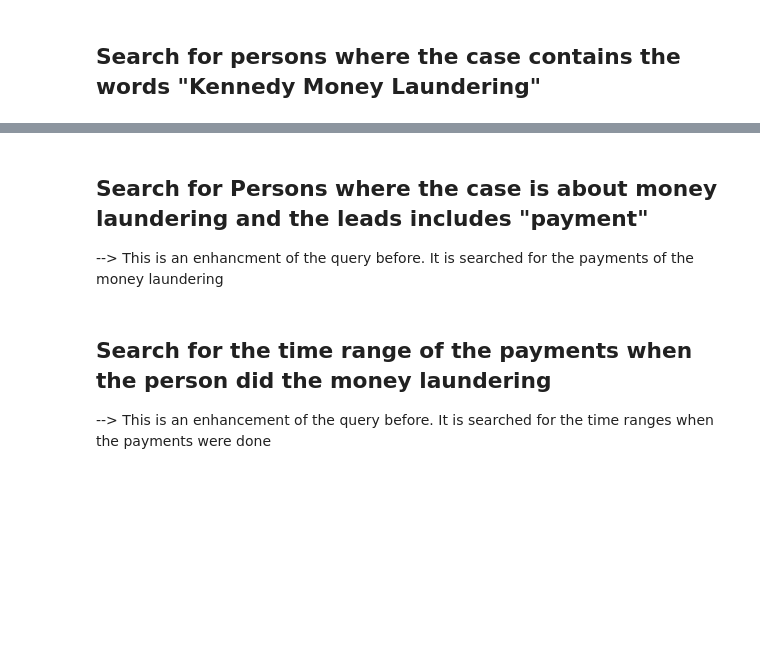
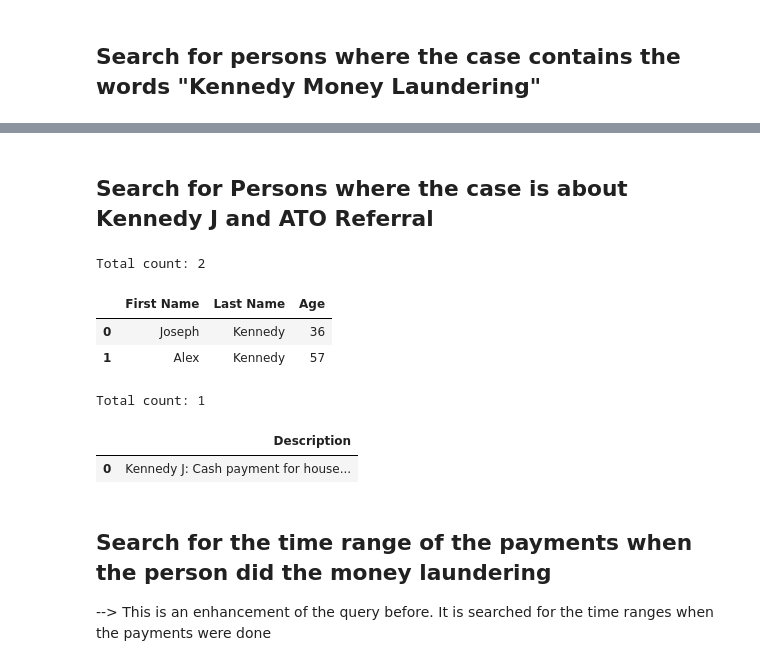
Before and after one commit to SAP-samples/hana-enterprise-search-engine, a Jupyter notebook: demo/examples/ir/notebooks/complex_relation_searches.ipynb, the cells around one changed output, grey strips where cells are left out. Drawn from its saved outputs; the diff is of its cells as text; code cells hidden in the pictures; blank space fills up the shorter version.

```diff
--- a/demo/examples/ir/notebooks/complex_relation_searches.ipynb
+++ b/demo/examples/ir/notebooks/complex_relation_searches.ipynb
@@ -114,22 +130,62 @@ execute_search_query(so.dict(exclude_none=True))
-# %% [markdown]
-## Search for Persons where the case is about money laundering and the leads includes "payment"
---> This is an enhancment of the query before. It is searched for the payments of the money laundering
+# %% [markdown]
+## Search for Persons where the case is about Kennedy J and ATO Referral
 # %%
 so = esh.EshObject(
     count=True,
     # top=1,
     scope=['Person'],
     searchQueryFilter=esh.Expression(
         operator=esh.LogicalOperator.AND,
         items=[
             esh.Comparison(
                 property=esh.Property(
                     property=['relCases', 'cases', 'relLeads', 'lead', 'entityDesc']),
                 operator=esh.ComparisonOperator.Search,
-                value=esh.StringValue(value='Kennedy J Cash payment', doEshEscaping=True))
+                value=esh.StringValue(value='Kennedy J: ATO Referral', isPhrase=True))
         ]))
 
 execute_search_query(so.dict(exclude_none=True))
+# %% [output]
+Total count: 2
+|  | First Name | Last Name | Age |
+| 0 | Joseph | Kennedy | 36 |
+| 1 | Alex | Kennedy | 57 |
+# %%
+so = esh.EshObject(
+    count=True,
+    # top=1,
+    scope=['Leads'],
+    searchQueryFilter=esh.Expression(
+        operator=esh.LogicalOperator.AND,
+        items=[
+            esh.Comparison(
+                property=esh.Property(
+                    property=['entityDesc']),
+                operator=esh.ComparisonOperator.Search,
+                value=esh.StringValue(value='Kennedy J: Cash payment for house extension'))
+        ]))
+
+r = requests.post(
+    f'{base_url}/v1/query/{example_name}{TENANT_SUFFIX}/latest', json=[so.dict()])
+if r.status_code == 200:
+    res = r.json()[0]
+    if '@odata.count' in res:
+        print(f'Total count: {res["@odata.count"]}')
+    if res and 'value' in res and res['value']:
+        df = pd.DataFrame.from_dict(res['value'])[
+            ['entityDesc']]
+        df.rename(columns={'entityDesc': 'Description',
+                    }, inplace=True)
+        display(df)
+    else:
+        print('No results')
+else:
+    print(f'Error during search. HTTP status code {r.status_code}')
+    print(r.json())
+# %% [output]
+Total count: 1
+|  | Description |
+| 0 | Kennedy J: Cash payment for house... |
 # %% [markdown]
 ## Search for the time range of the payments when the person did the money laundering
 --> This is an enhancement of the query before. It is searched for the time ranges when the payments were done
```
Also changed, not shown: parts of 8 cells of this notebook, 5 other files.
